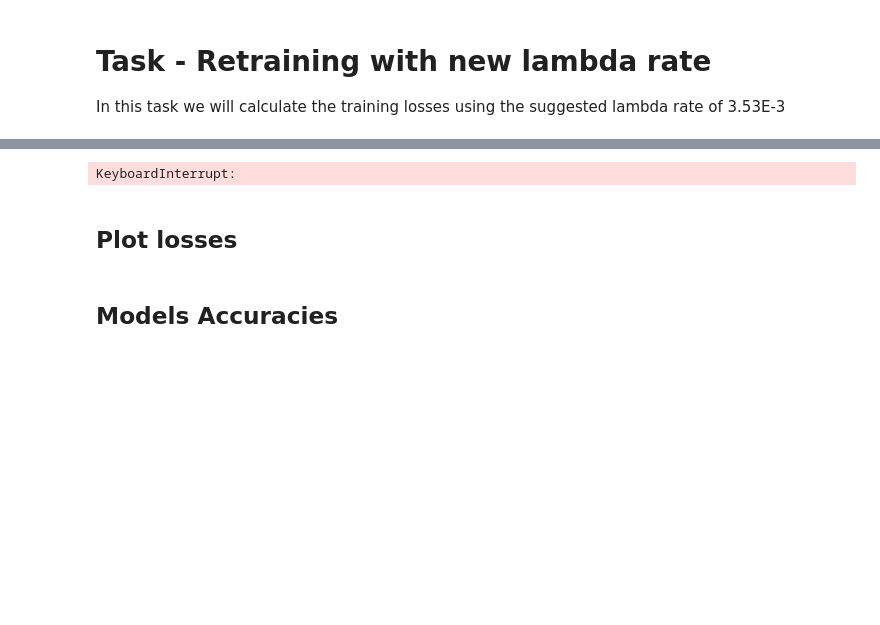
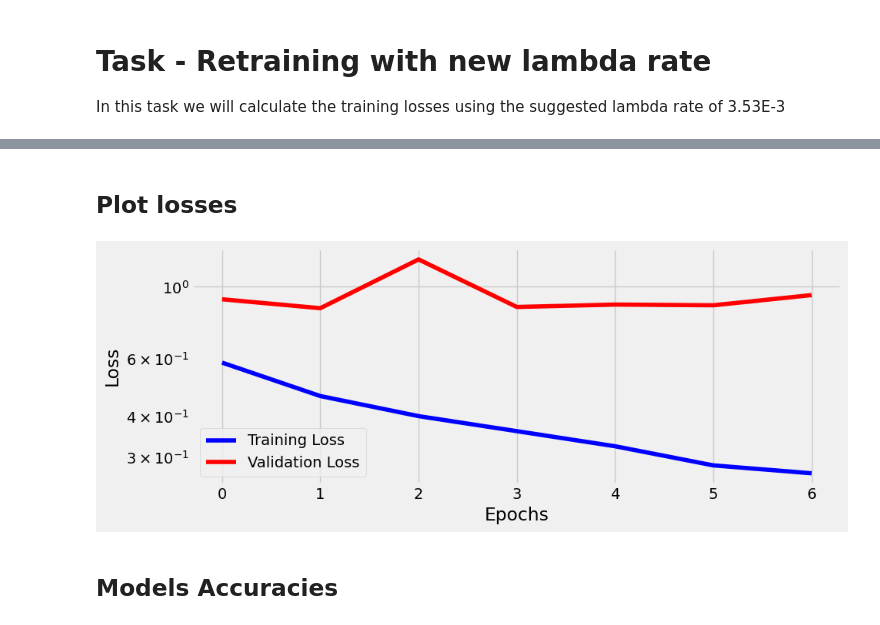
Before and after one commit to TomazFilgueira/UFRN-ML-2025-1-AutoParts_Classification, a Jupyter notebook: Iracing_classification.ipynb, the cells around one changed output, grey strips where cells are left out. Cells and saved outputs as stored; diff of their text form; code cells hidden in the pictures; blank space fills up the shorter version.

Commit message:
new_train_base_model

```diff
--- a/Iracing_classification.ipynb
+++ b/Iracing_classification.ipynb
@@ -2052,12 +2194,10 @@ for optimizer in [base_optimizer_cnn4, optimizer2_cnn4, optimizer3_cnn4, optimiz
 # %%
 # Retrain Model 1 (n_feature=5)
-arch_cnn4 = Architecture(base_model2_cnn4, multi_loss_fn, base_optimizer_cnn4)
+arch_cnn4 = Architecture(base_model2_cnn4, multi_loss_fn, new_base_optimizer_cnn4)
 arch_cnn4.set_loaders(train_loader_3, val_loader_3)
 arch_cnn4.train(7)
 
 # Save the retrained base model
 torch.save(base_model2_cnn4.state_dict(), 'retrained_base_model2_cnn4.pth')
-# %% [output]
-KeyboardInterrupt:
 # %%
 # Retrain Model 2 (n_feature=3)
@@ -2088,9 +2228,11 @@ torch.save(model4_cnn5.state_dict(), 'retrained_model4_cnn5.pth')
 # %%
 #plot losses for retrained models
 fig = arch_cnn4.plot_losses()
-fig = arch2_cnn4.plot_losses()
-fig = arch3_cnn4.plot_losses()
-fig = arch4_cnn5.plot_losses()
+#fig = arch2_cnn4.plot_losses()
+#fig = arch3_cnn4.plot_losses()
+#fig = arch4_cnn5.plot_losses()
+# %% [output]
+[figure, added]
 # %% [markdown]
 ## Models Accuracies
 # %%
```
Also changed, not shown: parts of 13 cells of this notebook, 2 other files.
